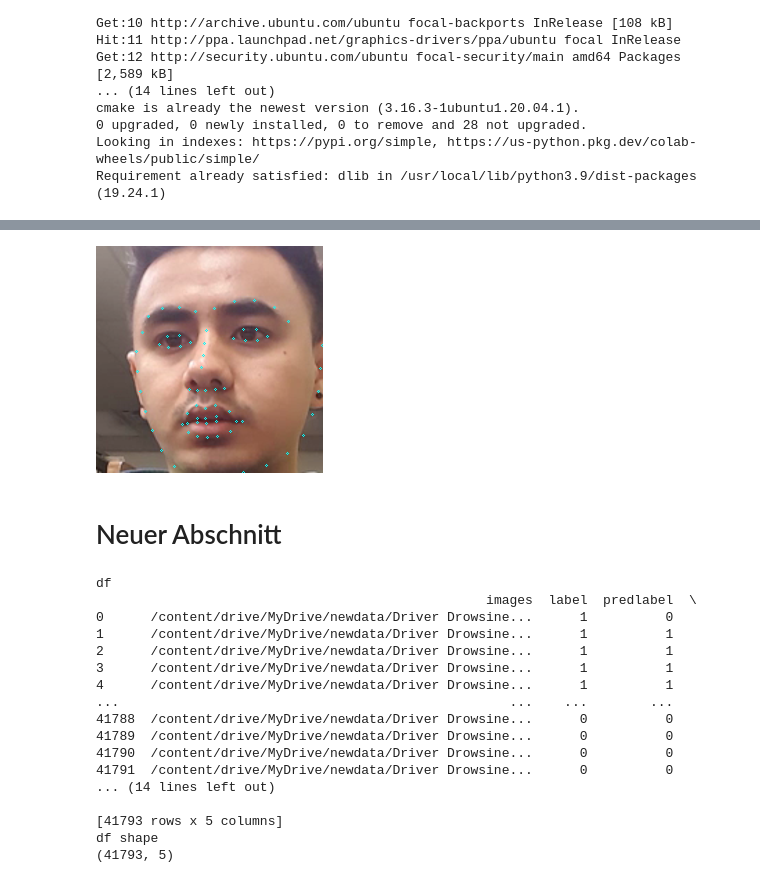
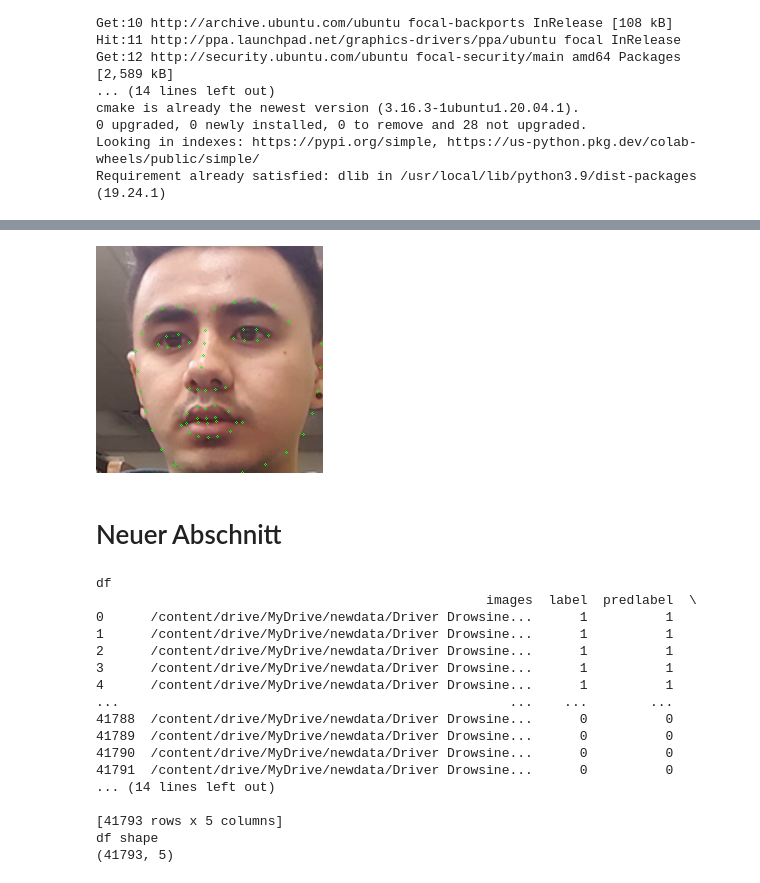
Before and after one commit to mattac22/TechLabs_DriverDrowsinessDetection, a Jupyter notebook: opencv_landmark_approach.ipynb, the cells around one changed output, grey strips where cells are left out. Drawn from its saved outputs; the diff is of its cells as text; code cells hidden in the pictures.

Commit message:
use of an alternative face detector

```diff
--- a/opencv_landmark_approach.ipynb
+++ b/opencv_landmark_approach.ipynb
@@ -49,7 +40,15 @@ Mounted at /content/drive/
 
 datFile =  "/content/shape_predictor_68_face_landmarks.dat"
 
+#CNN face detector - only with GPU
+!wget http://dlib.net/files/mmod_human_face_detector.dat.bz2
+
+!bunzip2 /content/mmod_human_face_detector.dat.bz2
+
+cnnFile = "/content/mmod_human_face_detector.dat"
+
 #dlib functionalities
 hog_face_detector = dlib.get_frontal_face_detector()
+cnn_detector = dlib.cnn_face_detection_model_v1(cnnFile)
 dlib_facelandmark = dlib.shape_predictor(datFile)
 # %% [output]
@@ -66,21 +72,23 @@ shape_predictor_68_ 100%[===================>]  61.07M  14.5MB/s    in 9.0s
 # %%
 #demo of dlib face landmark detection
 from google.colab.patches import cv2_imshow
 
 testimagepath = '/content/drive/MyDrive/newdata/Driver Drowsiness Dataset (DDD)/Non Drowsy/d0590.png'
 testimage = cv2.imread(os.path.join(testimagepath),cv2.IMREAD_UNCHANGED)
 
-faceList = hog_face_detector(testimage)
+#faceList = hog_face_detector(testimage)
+faceList = cnn_detector(testimage)
+
 for singleFace in faceList:
-  face_landmarks = dlib_facelandmark(testimage, singleFace)
+  face_landmarks = dlib_facelandmark(testimage, singleFace.rect)
 
   for n in range(0, 68):
     x = face_landmarks.part(n).x
     y = face_landmarks.part(n).y
-    cv2.circle(testimage, (x, y), 1, (255, 255, 0), 1)
+    cv2.circle(testimage, (x, y), 1, (0, 255, 0), 1)
 cv2_imshow(testimage)
 # %% [output]
-[figure, old version]
+[figure, new version]
 # %% [markdown]
 # Neuer Abschnitt
 # %%
@@ -160,7 +176,9 @@ for class_name in os.listdir(data_dir):  #goes through all folders in DDD folder
     #prediction of the label by landmark
     image = cv2.imread(os.path.join(data_dir, class_name, imageName),cv2.IMREAD_UNCHANGED)
     #grayscale = cv2.cvtColor(image, cv2.COLOR_BGR2GRAY)
-    faces = hog_face_detector(image)
+
+    #faces = hog_face_detector(image)
+    faces = cnn_detector(image)
     if len(faces)==0:
       #no face was detected
       predictions.append(-1)
@@ -183,7 +201,7 @@ print(df.shape)
 # %% [output]
 df
                                                   images  label  predlabel  \
-0      /content/drive/MyDrive/newdata/Driver Drowsine...      1          0
+0      /content/drive/MyDrive/newdata/Driver Drowsine...      1          1
 1      /content/drive/MyDrive/newdata/Driver Drowsine...      1          1
 2      /content/drive/MyDrive/newdata/Driver Drowsine...      1          1
 3      /content/drive/MyDrive/newdata/Driver Drowsine...      1          1
```
Also changed, not shown: parts of 11 cells of this notebook.
